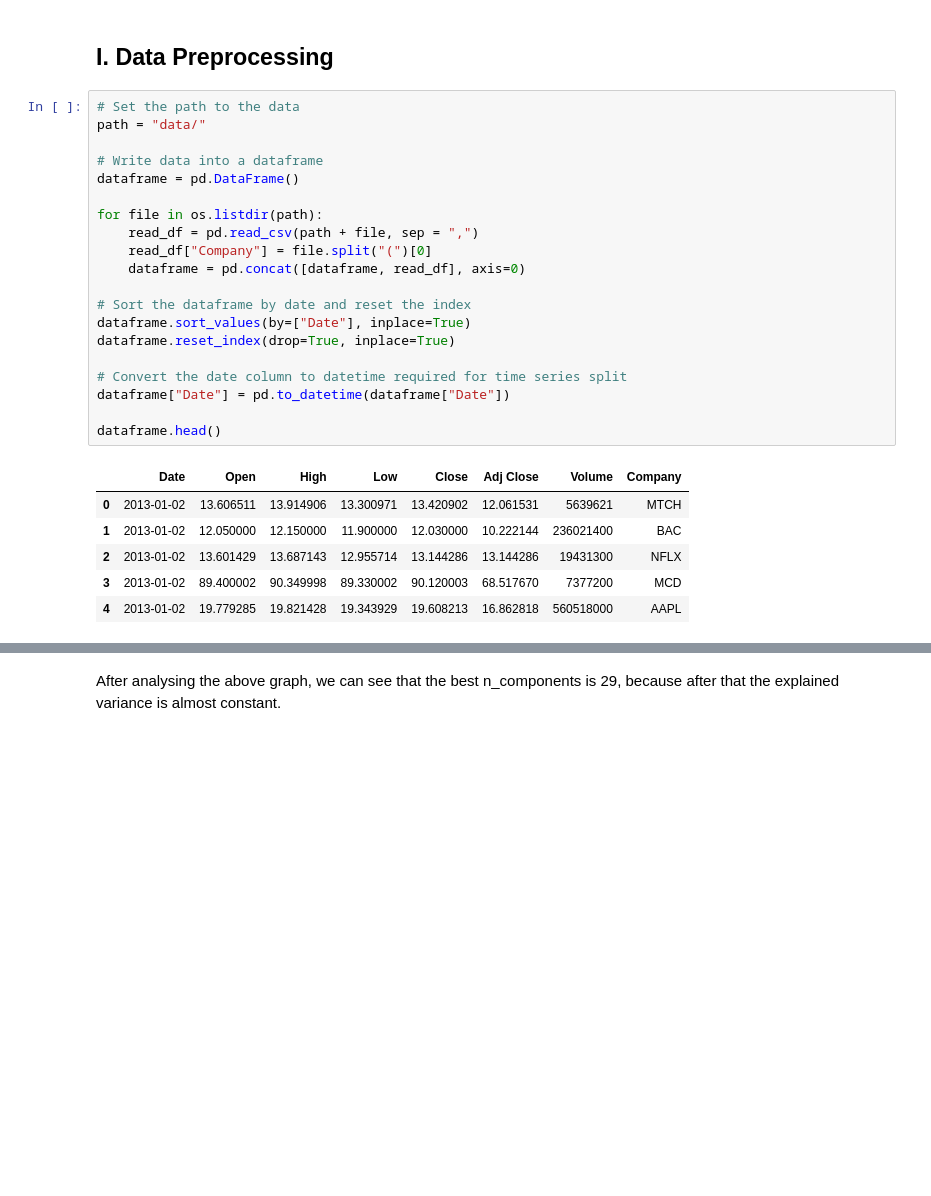
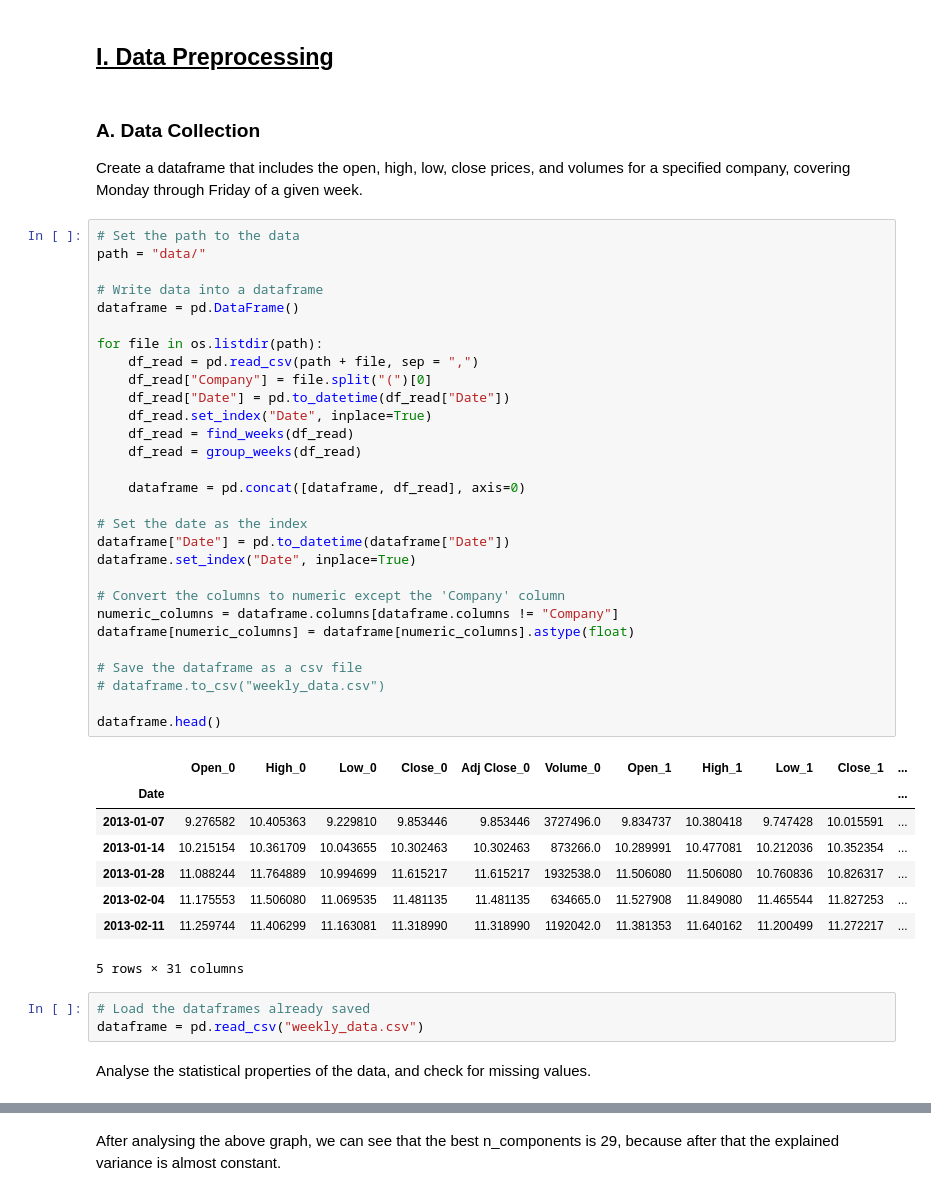
Before and after one commit to B-Manitas/StockMarketML, a Jupyter notebook: main.ipynb, the cells around one changed output, grey strips where cells are left out. Drawn from its saved outputs; the diff is of its cells as text; blank space fills up the shorter version.

```diff
--- a/main.ipynb
+++ b/main.ipynb
@@ -17,31 +110,50 @@ from sklearn.model_selection import cross_val_score
 # %% [markdown]
-## I. Data Preprocessing
+## <ins>**I. Data Preprocessing**</ins>
+# %% [markdown]
+### A. Data Collection
+Create a dataframe that includes the open, high, low, close prices, and volumes for a specified company, covering Monday through Friday of a given week.
 # %%
 # Set the path to the data
 path = "data/"
 
 # Write data into a dataframe
 dataframe = pd.DataFrame()
 
 for file in os.listdir(path):
-    read_df = pd.read_csv(path + file, sep = ",")
-    read_df["Company"] = file.split("(")[0]
-    dataframe = pd.concat([dataframe, read_df], axis=0)
+    df_read = pd.read_csv(path + file, sep = ",")
+    df_read["Company"] = file.split("(")[0]
+    df_read["Date"] = pd.to_datetime(df_read["Date"])
+    df_read.set_index("Date", inplace=True)
+    df_read = find_weeks(df_read)
+    df_read = group_weeks(df_read)
 
-# Sort the dataframe by date and reset the index
-dataframe.sort_values(by=["Date"], inplace=True)
-dataframe.reset_index(drop=True, inplace=True)
+    dataframe = pd.concat([dataframe, df_read], axis=0)
 
-# Convert the date column to datetime required for time series split
+# Set the date as the index
 dataframe["Date"] = pd.to_datetime(dataframe["Date"])
+dataframe.set_index("Date", inplace=True)
+
+# Convert the columns to numeric except the 'Company' column
+numeric_columns = dataframe.columns[dataframe.columns != "Company"]
+dataframe[numeric_columns] = dataframe[numeric_columns].astype(float)
+
+# Save the dataframe as a csv file
+# dataframe.to_csv("weekly_data.csv")
 
 dataframe.head()
 # %% [output]
-|  | Date | Open | High | Low | Close | Adj Close | Volume | Company |
-| 0 | 2013-01-02 | 13.606511 | 13.914906 | 13.300971 | 13.420902 | 12.061531 | 5639621 | MTCH |
-| 1 | 2013-01-02 | 12.050000 | 12.150000 | 11.900000 | 12.030000 | 10.222144 | 236021400 | BAC |
-| 2 | 2013-01-02 | 13.601429 | 13.687143 | 12.955714 | 13.144286 | 13.144286 | 19431300 | NFLX |
-| 3 | 2013-01-02 | 89.400002 | 90.349998 | 89.330002 | 90.120003 | 68.517670 | 7377200 | MCD |
-| 4 | 2013-01-02 | 19.779285 | 19.821428 | 19.343929 | 19.608213 | 16.862818 | 560518000 | AAPL |
+|  | Open_0 | High_0 | Low_0 | Close_0 | Adj Close_0 | Volume_0 | Open_1 | High_1 | Low_1 | Close_1 | ... |
+| Date |  |  |  |  |  |  |  |  |  |  | ... |
+| 2013-01-07 | 9.276582 | 10.405363 | 9.229810 | 9.853446 | 9.853446 | 3727496.0 | 9.834737 | 10.380418 | 9.747428 | 10.015591 | ... |
+| 2013-01-14 | 10.215154 | 10.361709 | 10.043655 | 10.302463 | 10.302463 | 873266.0 | 10.289991 | 10.477081 | 10.212036 | 10.352354 | ... |
+| 2013-01-28 | 11.088244 | 11.764889 | 10.994699 | 11.615217 | 11.615217 | 1932538.0 | 11.506080 | 11.506080 | 10.760836 | 10.826317 | ... |
+| 2013-02-04 | 11.175553 | 11.506080 | 11.069535 | 11.481135 | 11.481135 | 634665.0 | 11.527908 | 11.849080 | 11.465544 | 11.827253 | ... |
+| 2013-02-11 | 11.259744 | 11.406299 | 11.163081 | 11.318990 | 11.318990 | 1192042.0 | 11.381353 | 11.640162 | 11.200499 | 11.272217 | ... |
+5 rows × 31 columns
+# %%
+# Load the dataframes already saved
+dataframe = pd.read_csv("weekly_data.csv")
+# %% [markdown]
+Analyse the statistical properties of the data, and check for missing values.
 # %%
 print(f"Total number of missing values: {dataframe.isnull().sum().sum()}")
```
Also changed, not shown: parts of 70 cells of this notebook.
